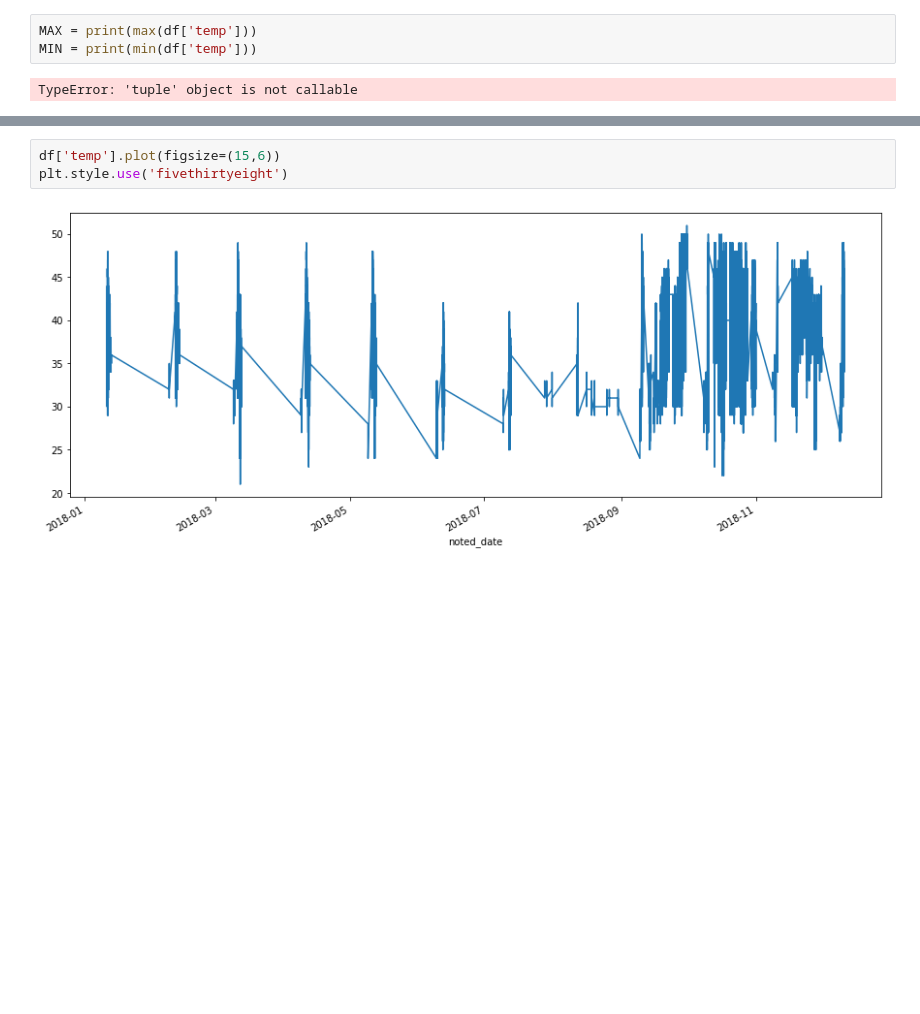
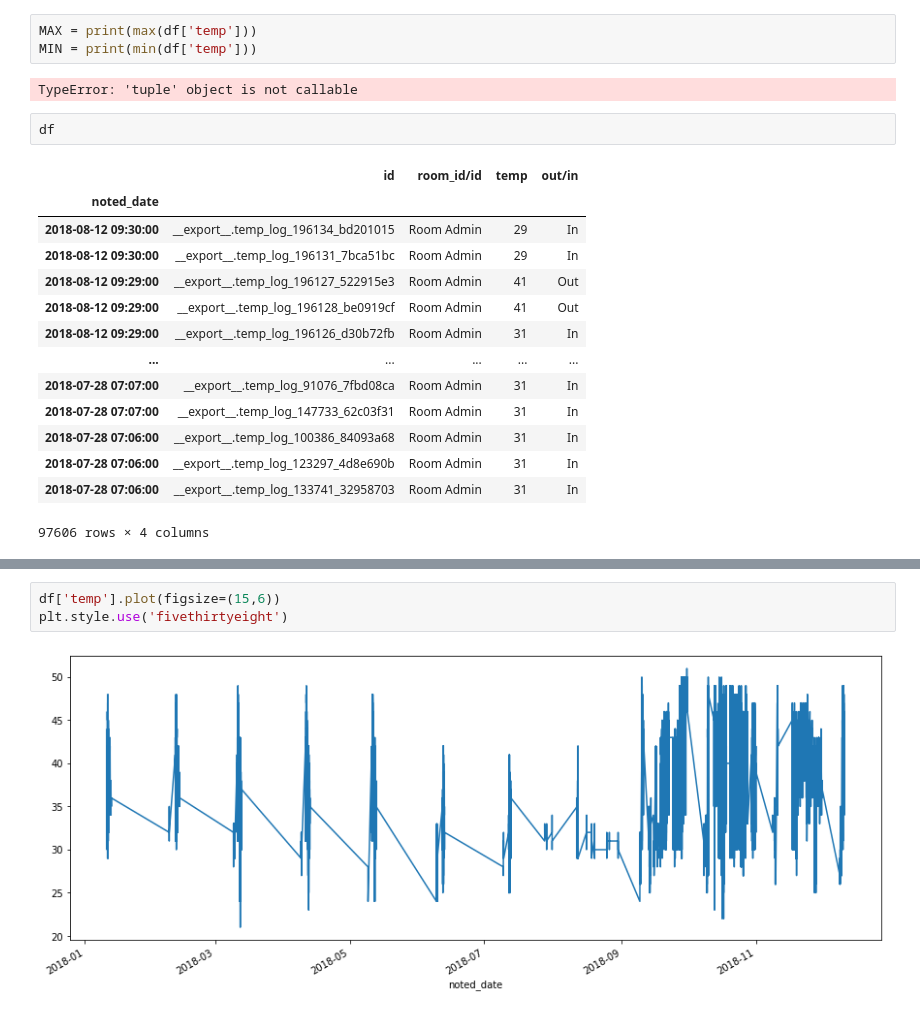
Before and after one commit to lbacca/eeds_exercise1, a Jupyter notebook: EEEDs Dataset Temp.ipynb, the cells around one changed output, grey strips where cells are left out. Drawn from its saved outputs; the diff is of its cells as text; blank space fills up the shorter version.

```diff
--- a/EEEDs Dataset Temp.ipynb
+++ b/EEEDs Dataset Temp.ipynb
@@ -41,3 +45,20 @@ MAX = print(max(df['temp']))
 MIN = print(min(df['temp']))
 # %% [output]
 TypeError: 'tuple' object is not callable
+# %%
+df
+# %% [output]
+|  | id | room_id/id | temp | out/in |
+| noted_date |  |  |  |  |
+| 2018-08-12 09:30:00 | __export__.temp_log_196134_bd201015 | Room Admin | 29 | In |
+| 2018-08-12 09:30:00 | __export__.temp_log_196131_7bca51bc | Room Admin | 29 | In |
+| 2018-08-12 09:29:00 | __export__.temp_log_196127_522915e3 | Room Admin | 41 | Out |
+| 2018-08-12 09:29:00 | __export__.temp_log_196128_be0919cf | Room Admin | 41 | Out |
+| 2018-08-12 09:29:00 | __export__.temp_log_196126_d30b72fb | Room Admin | 31 | In |
+| ... | ... | ... | ... | ... |
+| 2018-07-28 07:07:00 | __export__.temp_log_91076_7fbd08ca | Room Admin | 31 | In |
+| 2018-07-28 07:07:00 | __export__.temp_log_147733_62c03f31 | Room Admin | 31 | In |
+| 2018-07-28 07:06:00 | __export__.temp_log_100386_84093a68 | Room Admin | 31 | In |
+| 2018-07-28 07:06:00 | __export__.temp_log_123297_4d8e690b | Room Admin | 31 | In |
+| 2018-07-28 07:06:00 | __export__.temp_log_133741_32958703 | Room Admin | 31 | In |
+97606 rows × 4 columns
```
Also changed, not shown: parts of 4 cells of this notebook, 1 other file.
